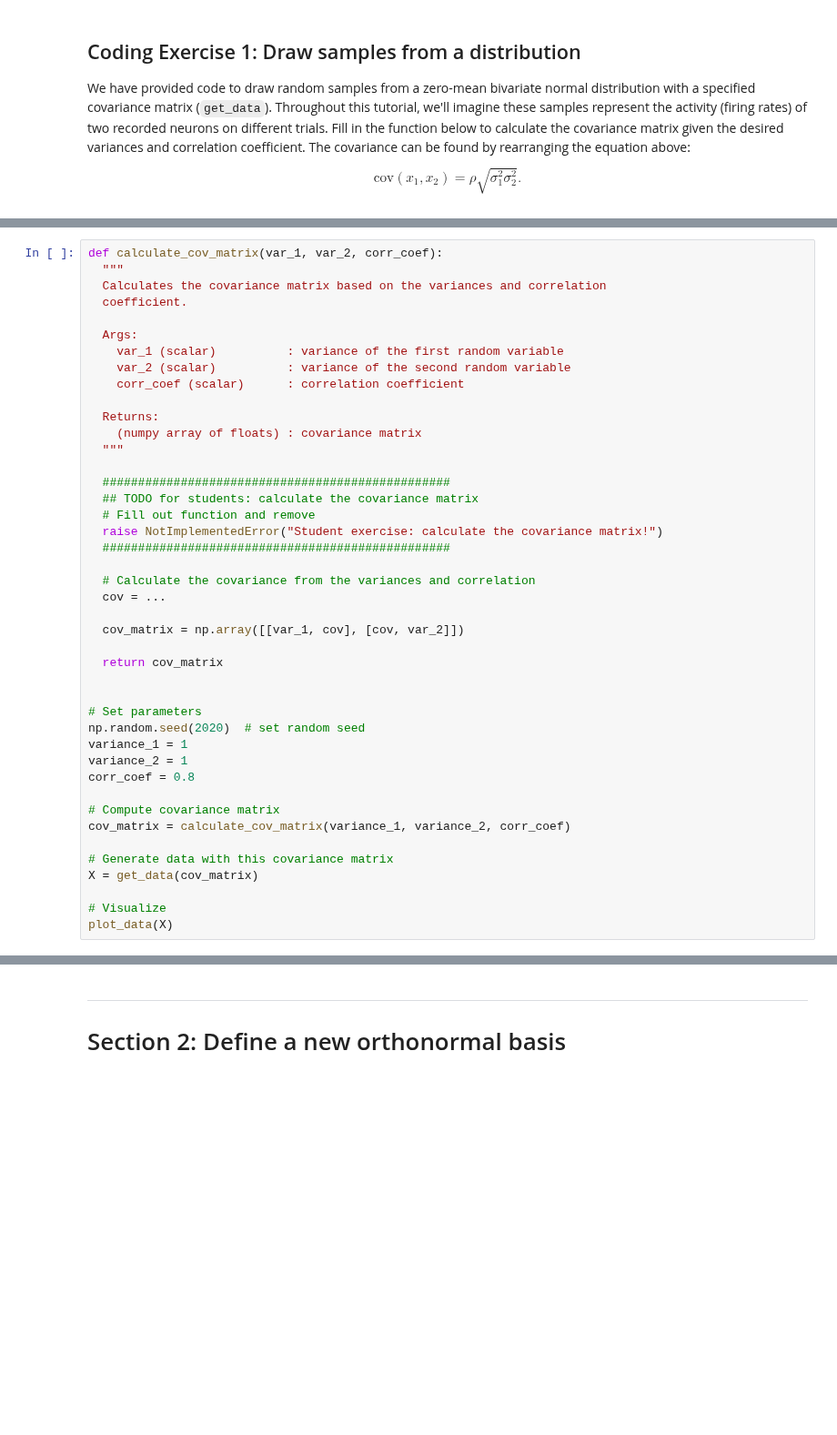
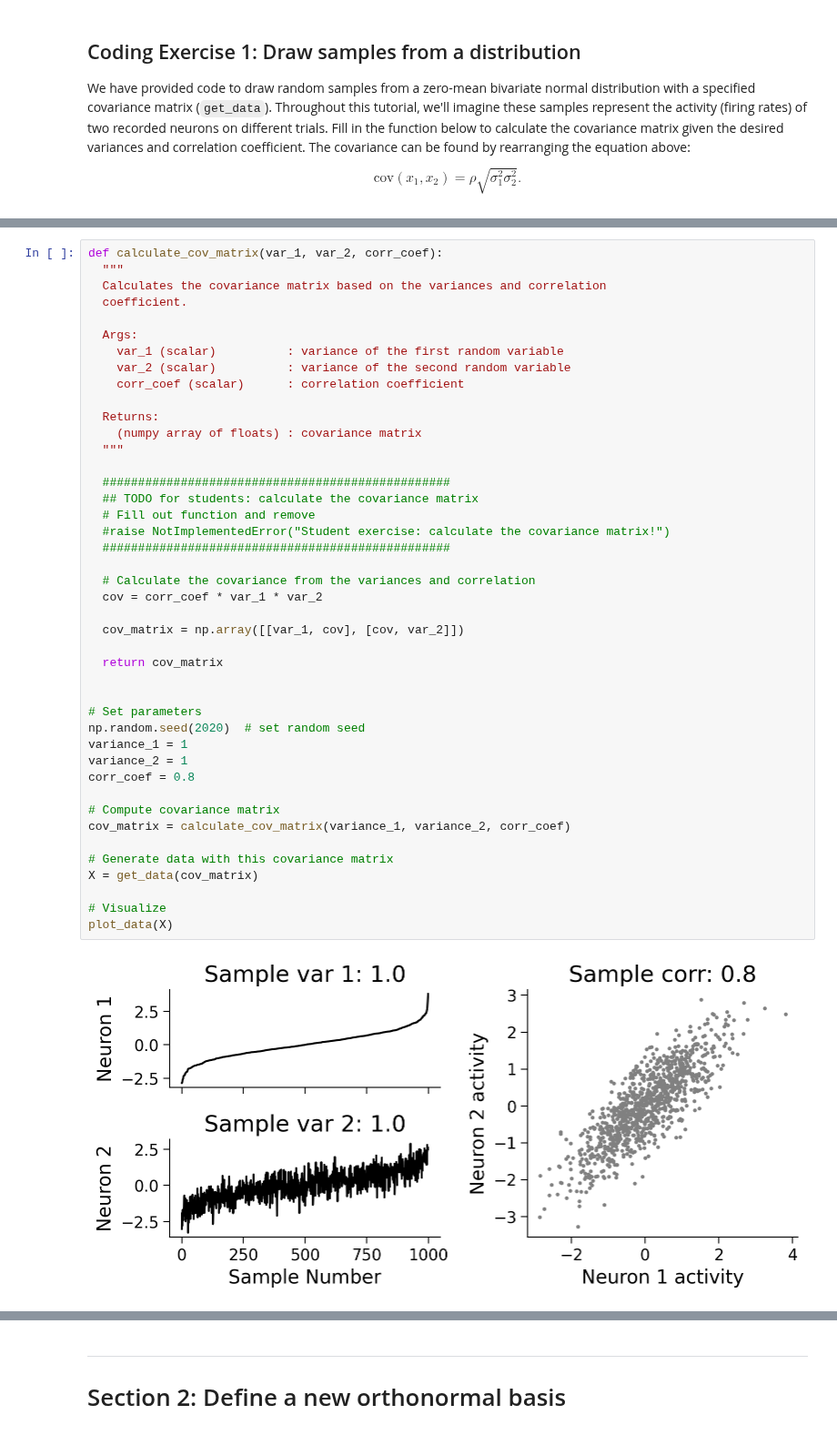
Before and after one commit to EugOT/compneuro, a Jupyter notebook: notebooks/2023-11-19-Geometric-view-of-data.ipynb, the cells around one changed output, grey strips where cells are left out. Shown at 91% size. Drawn from its saved outputs; the diff is of its cells as text; blank space fills up the shorter version.

```diff
--- a/notebooks/2023-11-19-Geometric-view-of-data.ipynb
+++ b/notebooks/2023-11-19-Geometric-view-of-data.ipynb
@@ -183,35 +198,37 @@ def calculate_cov_matrix(var_1, var_2, corr_coef):
   Returns:
     (numpy array of floats) : covariance matrix
   """
 
   #################################################
   ## TODO for students: calculate the covariance matrix
   # Fill out function and remove
-  raise NotImplementedError("Student exercise: calculate the covariance matrix!")
+  #raise NotImplementedError("Student exercise: calculate the covariance matrix!")
   #################################################
 
   # Calculate the covariance from the variances and correlation
-  cov = ...
+  cov = corr_coef * var_1 * var_2
 
   cov_matrix = np.array([[var_1, cov], [cov, var_2]])
 
   return cov_matrix
 
 
 # Set parameters
 np.random.seed(2020)  # set random seed
 variance_1 = 1
 variance_2 = 1
 corr_coef = 0.8
 
 # Compute covariance matrix
 cov_matrix = calculate_cov_matrix(variance_1, variance_2, corr_coef)
 
 # Generate data with this covariance matrix
 X = get_data(cov_matrix)
 
 # Visualize
 plot_data(X)
+# %% [output]
+[figure, added]
 # %% [markdown]
 ## Interactive Demo 1: Correlation effect on data
 
```
Also changed, not shown: parts of 8 cells of this notebook.
